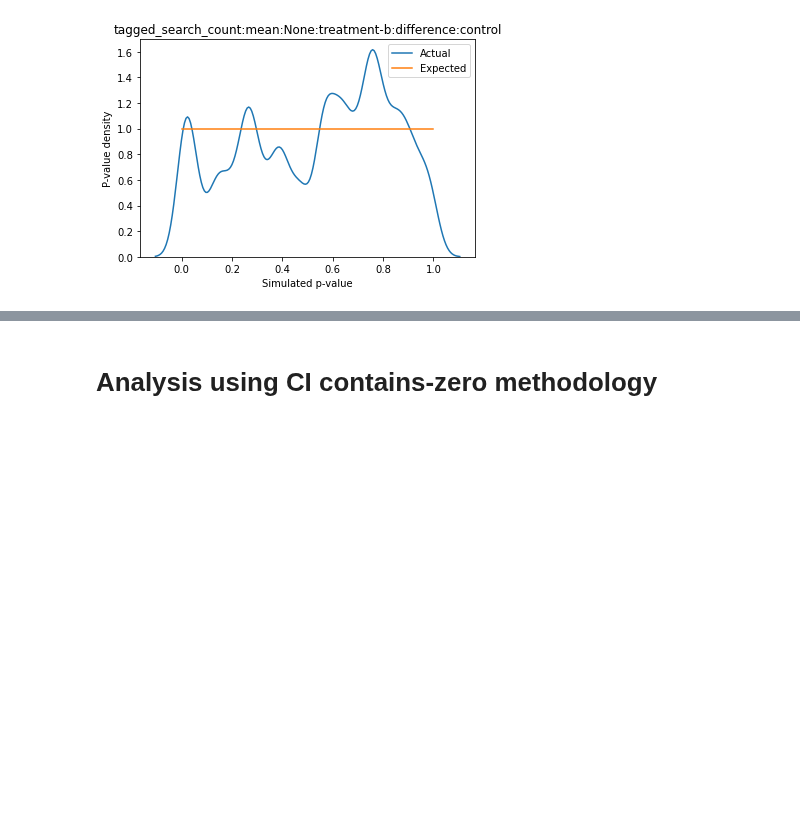
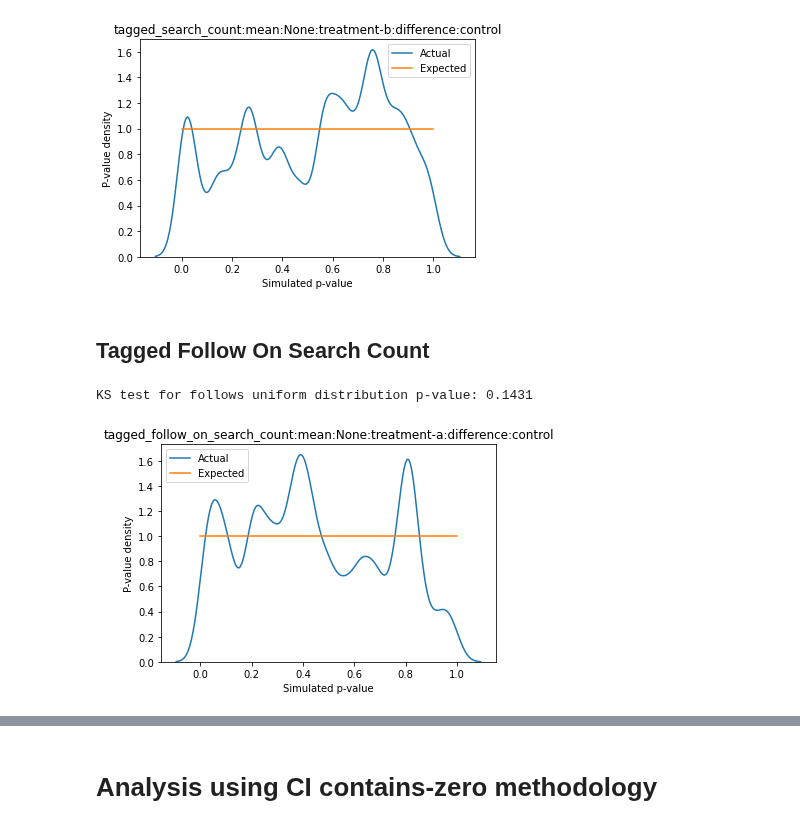
Before and after one commit to mozilla/jetstream, a Jupyter notebook: Analyze Multiple Simulations.ipynb, the cells around one changed output, grey strips where cells are left out. Drawn from its saved outputs; the diff is of its cells as text; code cells hidden in the pictures; blank space fills up the shorter version.

```diff
--- a/Analyze Multiple Simulations.ipynb
+++ b/Analyze Multiple Simulations.ipynb
@@ -258,3 +275,10 @@ plot_pvalue_distribution_for_metric('tagged_search_count', 'mean', 'treatment-b'
 # %% [output]
 KS test for follows uniform distribution p-value: 0.1242
 [figure]
+# %% [markdown]
+## Tagged Follow On Search Count
+# %%
+plot_pvalue_distribution_for_metric('tagged_follow_on_search_count', 'mean', 'treatment-a', 'difference')
+# %% [output]
+KS test for follows uniform distribution p-value: 0.1431
+[figure, added]
```
Also changed, not shown: parts of 41 cells of this notebook.
